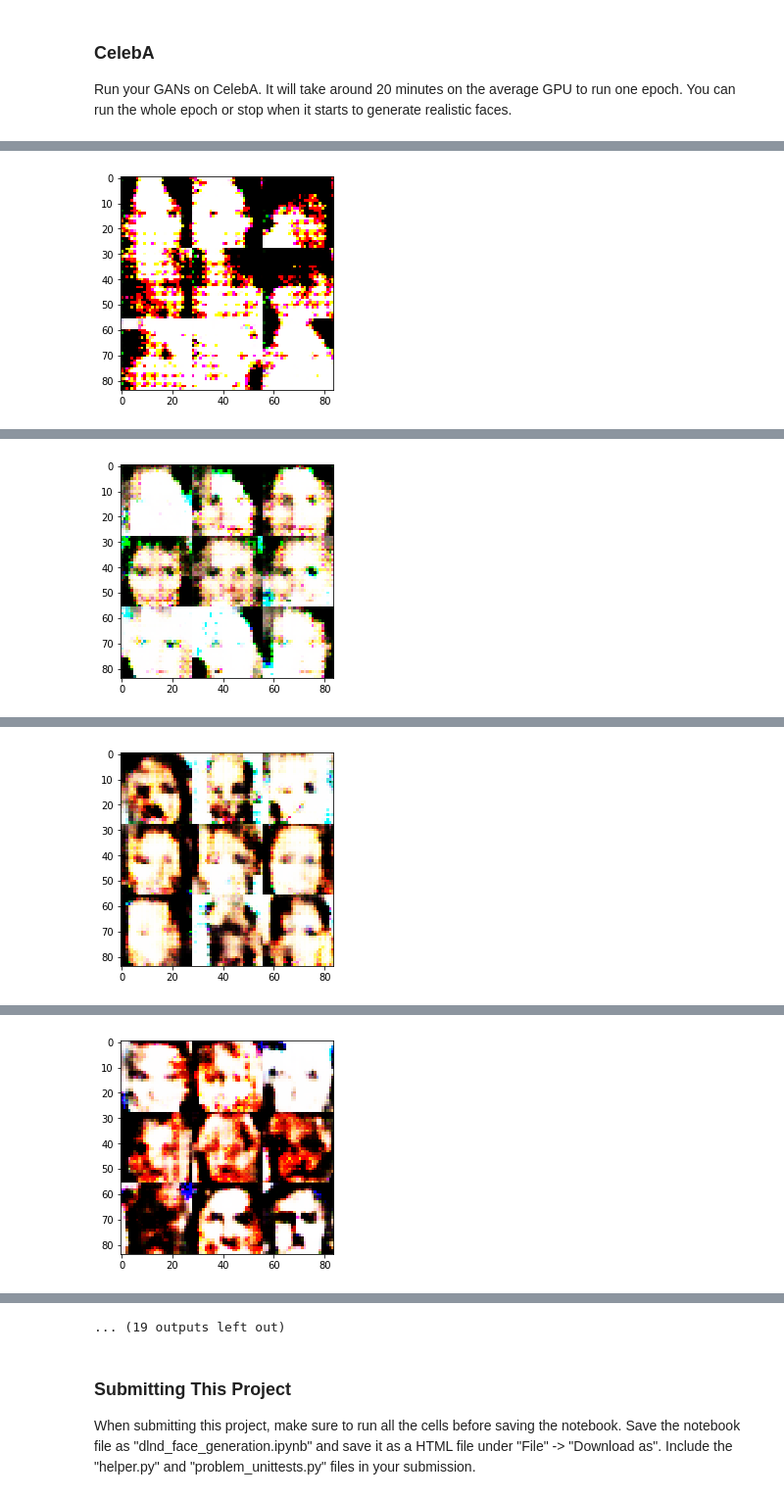
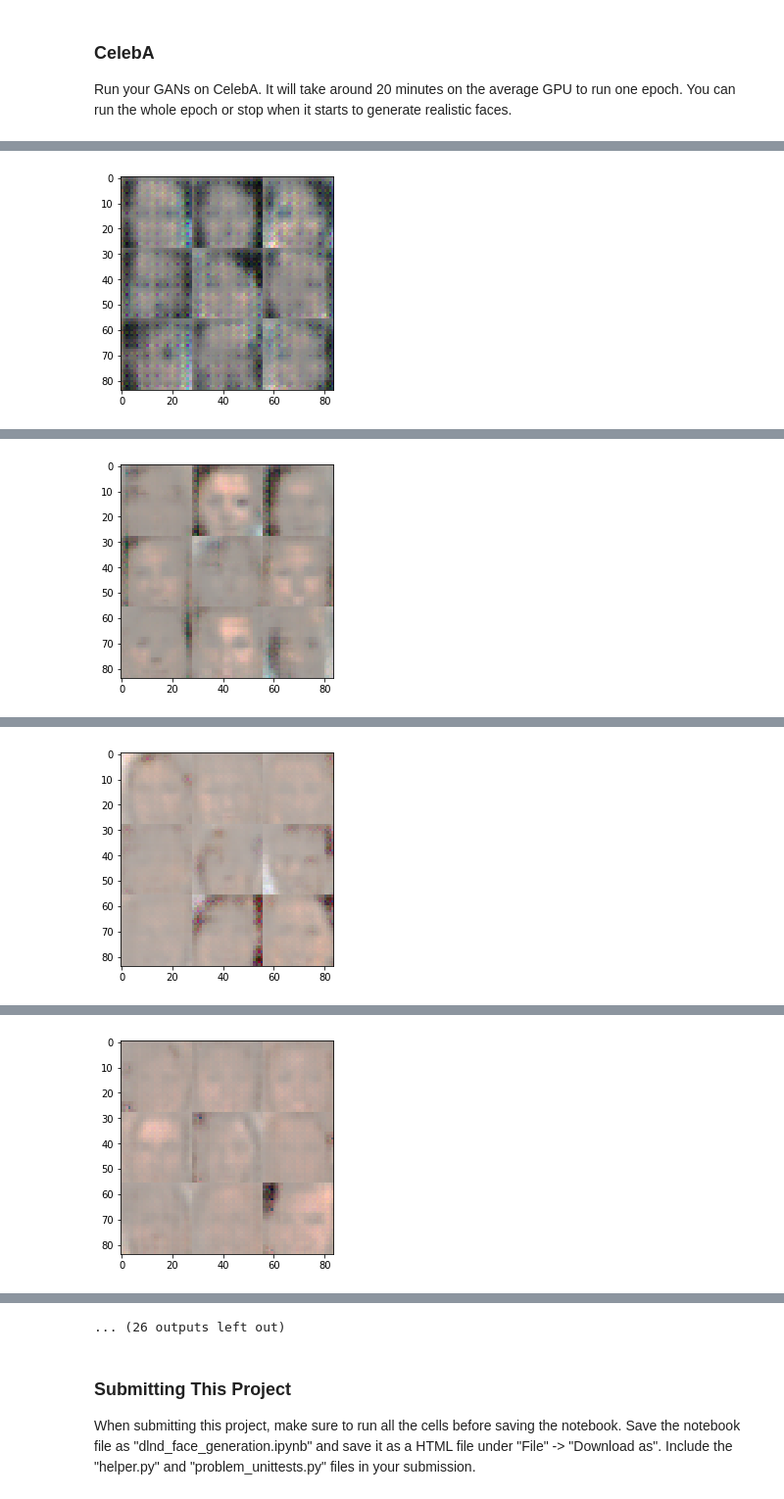
Before and after one commit to abhigoud2212/face_generation, a Jupyter notebook: dlnd_face_generation.ipynb, the cells around one changed output, grey strips where cells are left out. Shown at 98% size. Cells and saved outputs as stored; diff of their text form; code cells hidden in the pictures.

Commit message:
changed lr and batch size

```diff
--- a/dlnd_face_generation.ipynb
+++ b/dlnd_face_generation.ipynb
@@ -506,10 +508,10 @@ Sample Outputs....
 ### CelebA
 Run your GANs on CelebA.  It will take around 20 minutes on the average GPU to run one epoch.  You can run the whole epoch or stop when it starts to generate realistic faces.
 # %%
-batch_size = 128
+batch_size = 64
 z_dim = 100
-learning_rate = 0.005
-beta1 = 0.2
+learning_rate = 0.001
+beta1 = 0.3
 
 
 """
@@ -535,2 +537,2 @@ Epoch 1/1... Step 100... Discriminator Loss: 0.4459... Generator Loss: 3.4914
 Sample Outputs....
-[figure, old version]
+[figure, new version]
@@ -547,2 +549,2 @@ Epoch 1/1... Step 200... Discriminator Loss: 0.8916... Generator Loss: 1.0790
 Sample Outputs....
-[figure, old version]
+[figure, new version]
@@ -559,2 +561,2 @@ Epoch 1/1... Step 300... Discriminator Loss: 1.1121... Generator Loss: 0.7471
 Sample Outputs....
-[figure, old version]
+[figure, new version]
@@ -571,2 +573,2 @@ Epoch 1/1... Step 400... Discriminator Loss: 1.2021... Generator Loss: 0.8666
 Sample Outputs....
-[figure, old version]
+[figure, new version]
@@ -597,4 +599,4 @@ Sample Outputs....
-... (19 outputs left out)
+... (26 outputs left out)
 # %% [markdown]
 ### Submitting This Project
 When submitting this project, make sure to run all the cells before saving the notebook. Save the notebook file as "dlnd_face_generation.ipynb" and save it as a HTML file under "File" -> "Download as". Include the "helper.py" and "problem_unittests.py" files in your submission.
```
Also changed, not shown: parts of 3 cells of this notebook.
